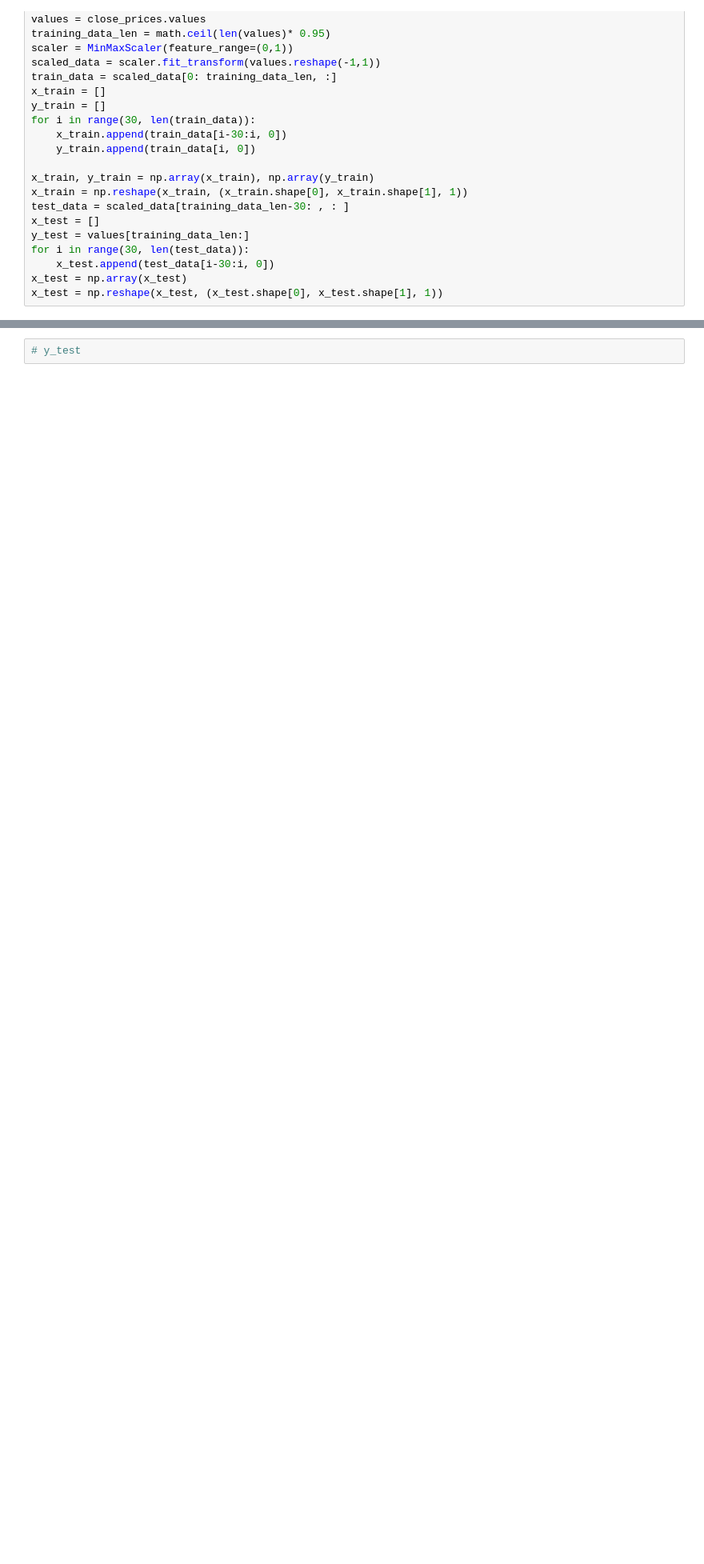
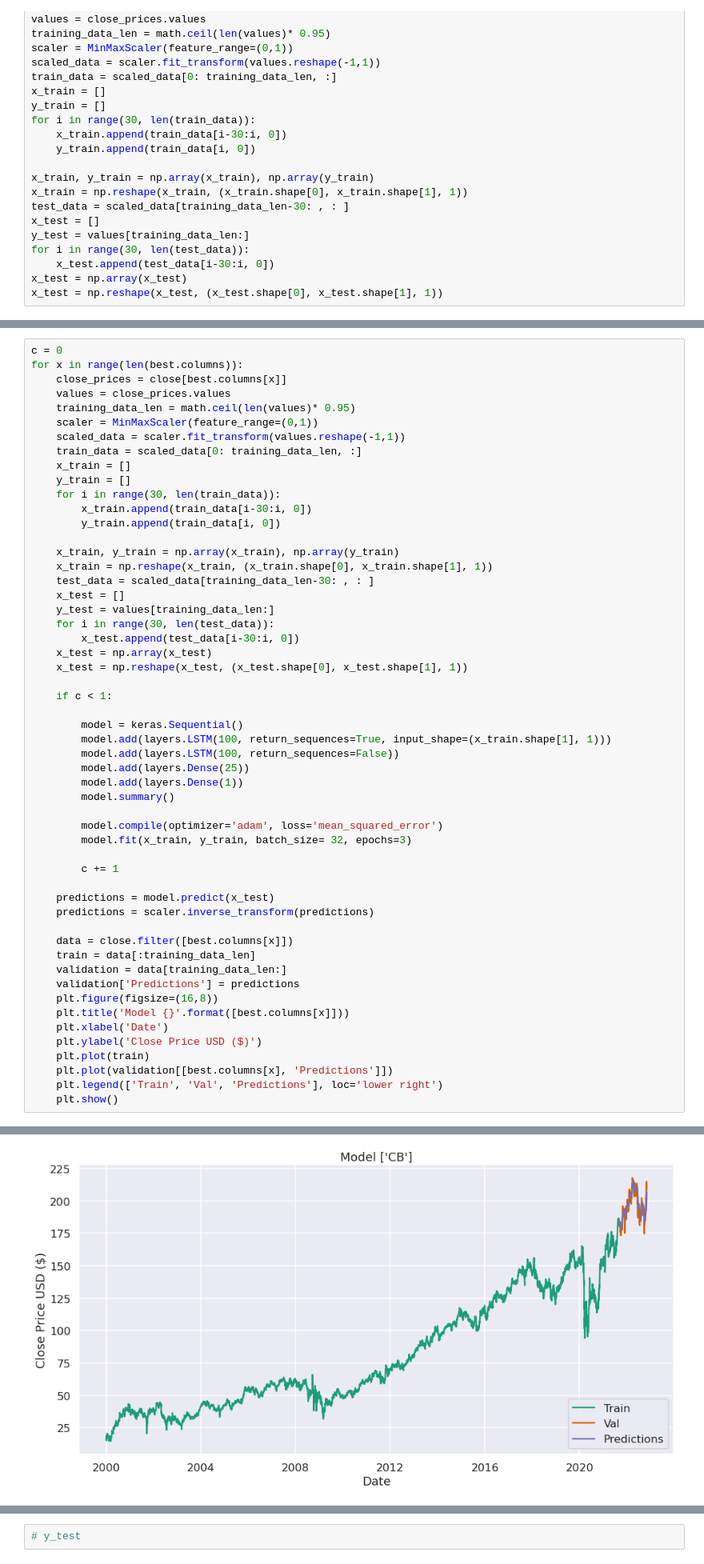
Before and after one commit to Jesus-Almansa/Final_Project_DA, a Jupyter notebook: project.ipynb, the cells around one changed output, grey strips where cells are left out. Shown at 80% size. Saved outputs shown, nothing was run; the diff lists cells and outputs as text; blank space fills up the shorter version.

```diff
--- a/project.ipynb
+++ b/project.ipynb
@@ -581,0 +602,55 @@ x_test = np.reshape(x_test, (x_test.shape[0], x_test.shape[1], 1))
+# %%
+c = 0
+for x in range(len(best.columns)):
+    close_prices = close[best.columns[x]]
+    values = close_prices.values
+    training_data_len = math.ceil(len(values)* 0.95)
+    scaler = MinMaxScaler(feature_range=(0,1))
+    scaled_data = scaler.fit_transform(values.reshape(-1,1))
+    train_data = scaled_data[0: training_data_len, :]
+    x_train = []
+    y_train = []
+    for i in range(30, len(train_data)):
+        x_train.append(train_data[i-30:i, 0])
+        y_train.append(train_data[i, 0])
+
+    x_train, y_train = np.array(x_train), np.array(y_train)
+    x_train = np.reshape(x_train, (x_train.shape[0], x_train.shape[1], 1))
+    test_data = scaled_data[training_data_len-30: , : ]
+    x_test = []
+    y_test = values[training_data_len:]
+    for i in range(30, len(test_data)):
+        x_test.append(test_data[i-30:i, 0])
+    x_test = np.array(x_test)
+    x_test = np.reshape(x_test, (x_test.shape[0], x_test.shape[1], 1))
+
+    if c < 1:
+
+        model = keras.Sequential()
+        model.add(layers.LSTM(100, return_sequences=True, input_shape=(x_train.shape[1], 1)))
+        model.add(layers.LSTM(100, return_sequences=False))
+        model.add(layers.Dense(25))
+        model.add(layers.Dense(1))
+        model.summary()
+
+        model.compile(optimizer='adam', loss='mean_squared_error')
+        model.fit(x_train, y_train, batch_size= 32, epochs=3)
+
+        c += 1
+
+    predictions = model.predict(x_test)
+    predictions = scaler.inverse_transform(predictions)
+
+    data = close.filter([best.columns[x]])
+    train = data[:training_data_len]
+    validation = data[training_data_len:]
+    validation['Predictions'] = predictions
+    plt.figure(figsize=(16,8))
+    plt.title('Model {}'.format([best.columns[x]]))
+    plt.xlabel('Date')
+    plt.ylabel('Close Price USD ($)')
+    plt.plot(train)
+    plt.plot(validation[[best.columns[x], 'Predictions']])
+    plt.legend(['Train', 'Val', 'Predictions'], loc='lower right')
+    plt.show()
+# %% [output]
@@ -581,0 +679 @@ x_test = np.reshape(x_test, (x_test.shape[0], x_test.shape[1], 1))
+[figure, added]
```
Also changed, not shown: parts of 24 cells of this notebook.
